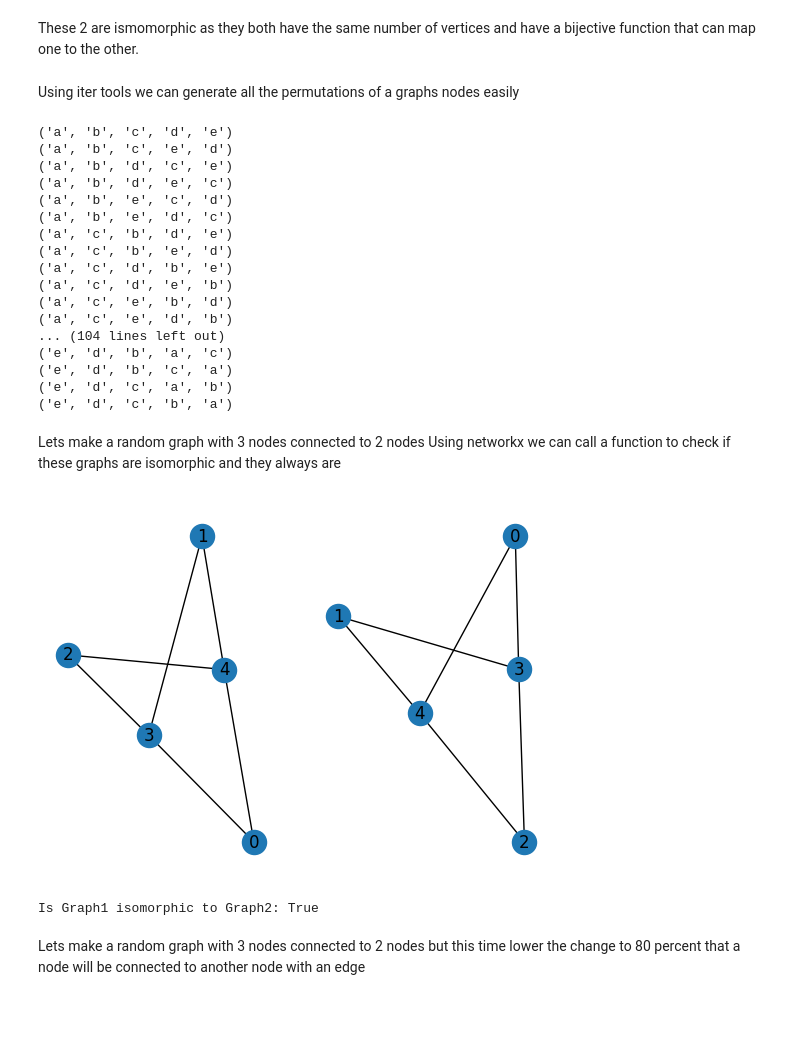
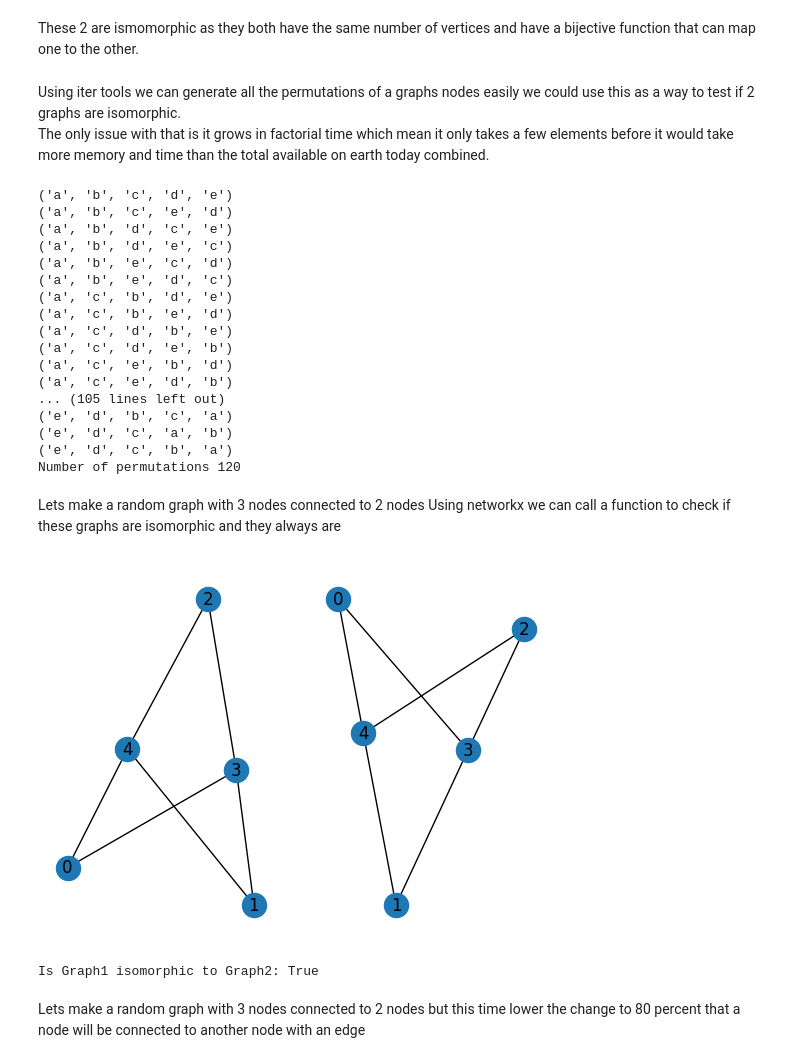
Before and after one commit to EthanConneely/Graph-Theory-Project, a Jupyter notebook: graph_isomorphism.ipynb, the cells around one changed output. Saved outputs shown, nothing was run; the diff lists cells and outputs as text; code cells hidden in the pictures; blank space fills up the shorter version.

```diff
--- a/graph_isomorphism.ipynb
+++ b/graph_isomorphism.ipynb
@@ -40,15 +60,21 @@ plt.show()
 # %% [markdown]
 These 2 are ismomorphic as they both have the same number of vertices and have a bijective function that can map one to the other.
-# %% [markdown]
-Using iter tools we can generate all the permutations of a graphs nodes easily
+# %% [markdown]
+Using iter tools we can generate all the permutations of a graphs nodes easily we could use this as a way to test if 2 graphs are isomorphic.
+The only issue with that is it grows in factorial time which mean it only takes a few elements before it would take more memory and time than the total available on earth today combined.
 # %%
 import itertools as it
 import numpy as np
 
 nodes = it.permutations(np.array(["a","b","c","d","e"]))
 
+count = 0
+
 for node in nodes:
     print(node)
+    count += 1
+
+print("Number of permutations: "+str(count))
 # %% [output]
 ('a', 'b', 'c', 'd', 'e')
 ('a', 'b', 'c', 'e', 'd')
@@ -62,44 +88,41 @@ for node in nodes:
 ('a', 'c', 'd', 'e', 'b')
 ('a', 'c', 'e', 'b', 'd')
 ('a', 'c', 'e', 'd', 'b')
-... (104 lines left out)
-('e', 'd', 'b', 'a', 'c')
+... (105 lines left out)
 ('e', 'd', 'b', 'c', 'a')
 ('e', 'd', 'c', 'a', 'b')
 ('e', 'd', 'c', 'b', 'a')
+Number of permutations 120
 # %% [markdown]
 Lets make a random graph with 3 nodes connected to 2 nodes
 Using networkx we can call a function to check if these graphs are isomorphic and they always are
 # %%
 import random
 from time import time
 
 
 random.seed(time())
 
 G1 = nx.bipartite.random_graph(3,2,1)
 Graph1 = nx.Graph()
 Graph1.add_nodes_from(G1.nodes())
 Graph1.add_edges_from(G1.edges())
 
-G2 = nx.bipartite.random_graph(3,1,1)
+G2 = nx.bipartite.random_graph(3,2,1)
 Graph2 = nx.Graph()
 Graph2.add_nodes_from(G2.nodes())
 Graph2.add_edges_from(G2.edges())
 
-
-
 plt.subplot(1,2,1)
 nx.draw(Graph1,with_labels=True)
-
 
 plt.subplot(1,2,2)
 nx.draw(Graph2,with_labels=True)
 plt.show()
 
 print("Is Graph1 isomorphic to Graph2:",nx.is_isomorphic(Graph1,Graph2))
 # %% [output]
-[figure, old version]
+[figure, new version]
 Is Graph1 isomorphic to Graph2: True
 # %% [markdown]
 Lets make a random graph with 3 nodes connected to 2 nodes but this time lower the change to 80 percent that a node will be connected to another node with an edge
```
Also changed, not shown: parts of 4 cells of this notebook.
